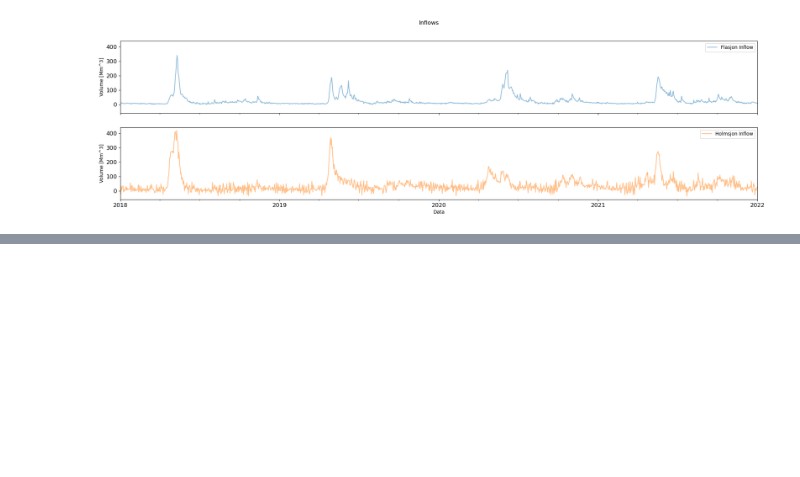
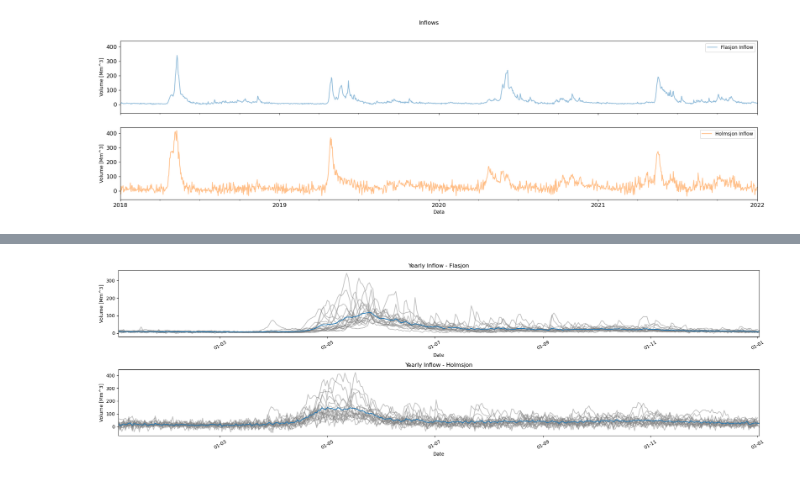
Before and after one commit to lennarthagemann/Code-Master-Thesis, a Jupyter notebook: Inflow Forecasting/InflowAnalysis.ipynb, the cells around one changed output, grey strips where cells are left out. Cells and saved outputs as stored; diff of their text form; code cells hidden in the pictures; blank space fills up the shorter version.

```diff
--- a/Inflow Forecasting/InflowAnalysis.ipynb
+++ b/Inflow Forecasting/InflowAnalysis.ipynb
@@ -74,0 +123,12 @@ volumes.loc["2015-01-01" : "2022-01-01"]
+# %%
+inflows["year"] = inflows.index.get_level_values("Date").year
+yearly_inflows_Flasjon = inflows.groupby("year")["Flasjon Inflow"].agg(list)
+yearly_inflows_Holmsjon = inflows.groupby("year")["Holmsjon Inflow"].agg(list)
+# mean_volume_Flasjon = yearly_inflows_Flasjon.mean()
+# mean_volume_Holmsjon = yearly_inflows_Holmsjon.mean()
+print(yearly_inflows_Flasjon)
+
+
+mean_inflows_Flasjon = mean_curve(yearly_inflows_Flasjon, "Inflow")
+mean_inflows_Holmsjon = mean_curve(yearly_inflows_Holmsjon, "Inflow")
+print(mean_inflows_Flasjon)
@@ -74,0 +158,31 @@ volumes.loc["2015-01-01" : "2022-01-01"]
+# %%
+fig, axs = plt.subplots(nrows=2,ncols=1,figsize=(20,6))
+
+for year, levels in yearly_inflows_Flasjon.items():
+    axs[0].plot(range(1, len(levels) + 1), levels, label=str(year), color="gray", alpha=0.5)
+
+for year, levels in yearly_inflows_Holmsjon.items():
+    axs[1].plot(range(1, len(levels) + 1), levels, label=str(year), color="gray", alpha=0.5)
+axs[0].plot(range(1, len(mean_inflows_Flasjon) + 1), mean_inflows_Flasjon)
+axs[1].plot(range(1, len(mean_inflows_Holmsjon) + 1), mean_inflows_Holmsjon)
+
+axs[0].set_xlabel("Date")
+axs[0].set_ylabel("Volume [Mm^3]")
+axs[0].set_title("Yearly Inflow - Flasjon")
+axs[1].set_xlabel("Date")
+axs[1].set_ylabel("Volume [Mm^3]")
+axs[1].set_title("Yearly Inflow - Holmsjon")
+for ax in axs:
+    ax.legend().set_visible(False)
+    ax.xaxis.set_major_locator(mdates.AutoDateLocator())
+    ax.xaxis.set_major_formatter(mdates.DateFormatter('%d-%m'))
+    ax.margins(x=0)
+
+for ax in axs:
+    for l in ax.get_xticklabels():
+        l.set_rotation(30)
+
+fig.tight_layout()
+plt.show()
+# %% [output]
+[figure, added]
```
Also changed, not shown: parts of 5 cells of this notebook, 9 other files.
